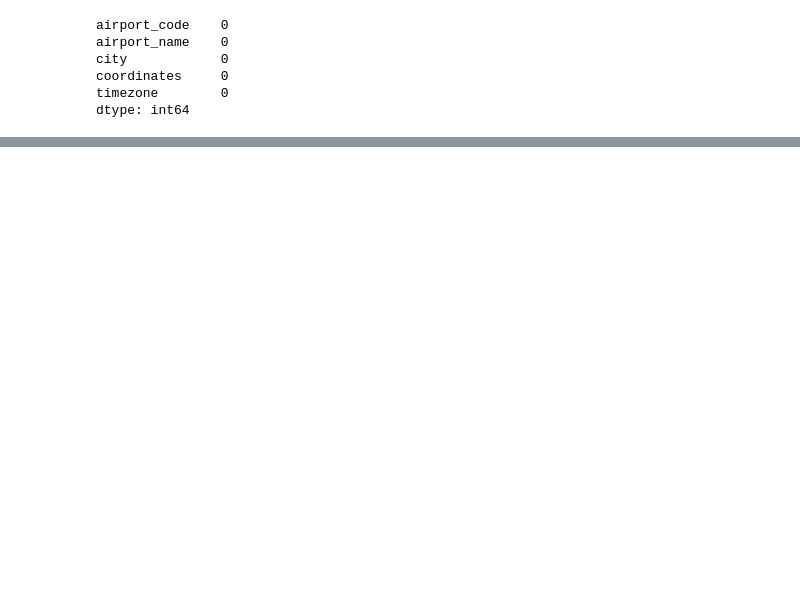
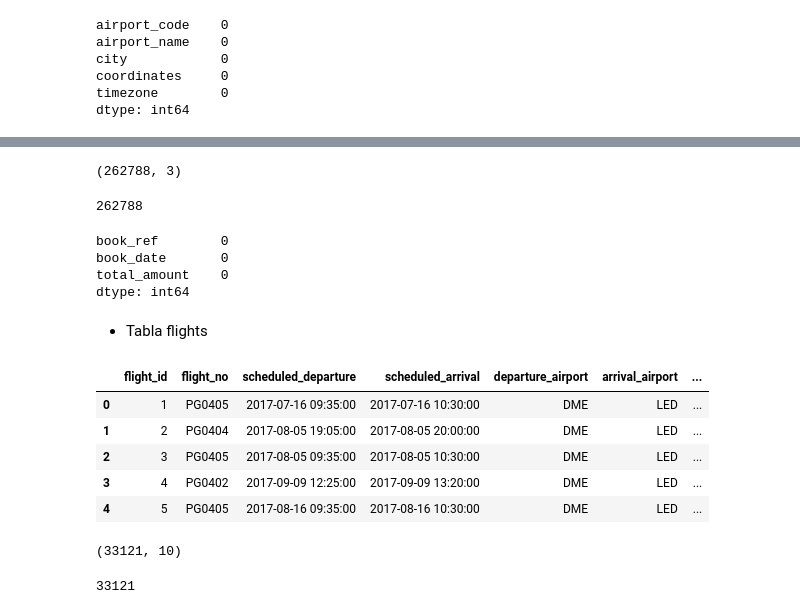
Before and after one commit to Marcelacamerota/ProyectoAerolinea, a Jupyter notebook: ETL/ETL.ipynb, the cells around one changed output, grey strips where cells are left out. Saved outputs shown, nothing was run; the diff lists cells and outputs as text; code cells hidden in the pictures; blank space fills up the shorter version.

```diff
--- a/ETL/ETL.ipynb
+++ b/ETL/ETL.ipynb
@@ -171,0 +179,43 @@ dtype: int64
+# %%
+#Cantidad de filas y columnas
+np.shape(bookings)
+# %% [output]
+(262788, 3)
+# %%
+#Consultar cantidad de unicos columna PK
+bookings['book_ref'].nunique()
+# %% [output]
+262788
+# %%
+#Consultar nulos
+bookings.isnull().sum()
+# %% [output]
+book_ref        0
+book_date       0
+total_amount    0
+dtype: int64
+# %% [markdown]
+- Tabla flights
+# %%
+#Creación del DF
+query = "SELECT * FROM flights;"
+
+flights = pd.read_sql_query(query, connection)
+flights.head()
+# %% [output]
+|  | flight_id | flight_no | scheduled_departure | scheduled_arrival | departure_airport | arrival_airport | ... |
+| 0 | 1 | PG0405 | 2017-07-16 09:35:00 | 2017-07-16 10:30:00 | DME | LED | ... |
+| 1 | 2 | PG0404 | 2017-08-05 19:05:00 | 2017-08-05 20:00:00 | DME | LED | ... |
+| 2 | 3 | PG0405 | 2017-08-05 09:35:00 | 2017-08-05 10:30:00 | DME | LED | ... |
+| 3 | 4 | PG0402 | 2017-09-09 12:25:00 | 2017-09-09 13:20:00 | DME | LED | ... |
+| 4 | 5 | PG0405 | 2017-08-16 09:35:00 | 2017-08-16 10:30:00 | DME | LED | ... |
+# %%
+#Cantidad de filas y columnas
+np.shape(flights)
+# %% [output]
+(33121, 10)
+# %%
+#Consultar cantidad de unicos columna PK
+flights['flight_id'].nunique()
+# %% [output]
+33121
```
Also changed, not shown: parts of 28 cells of this notebook.
